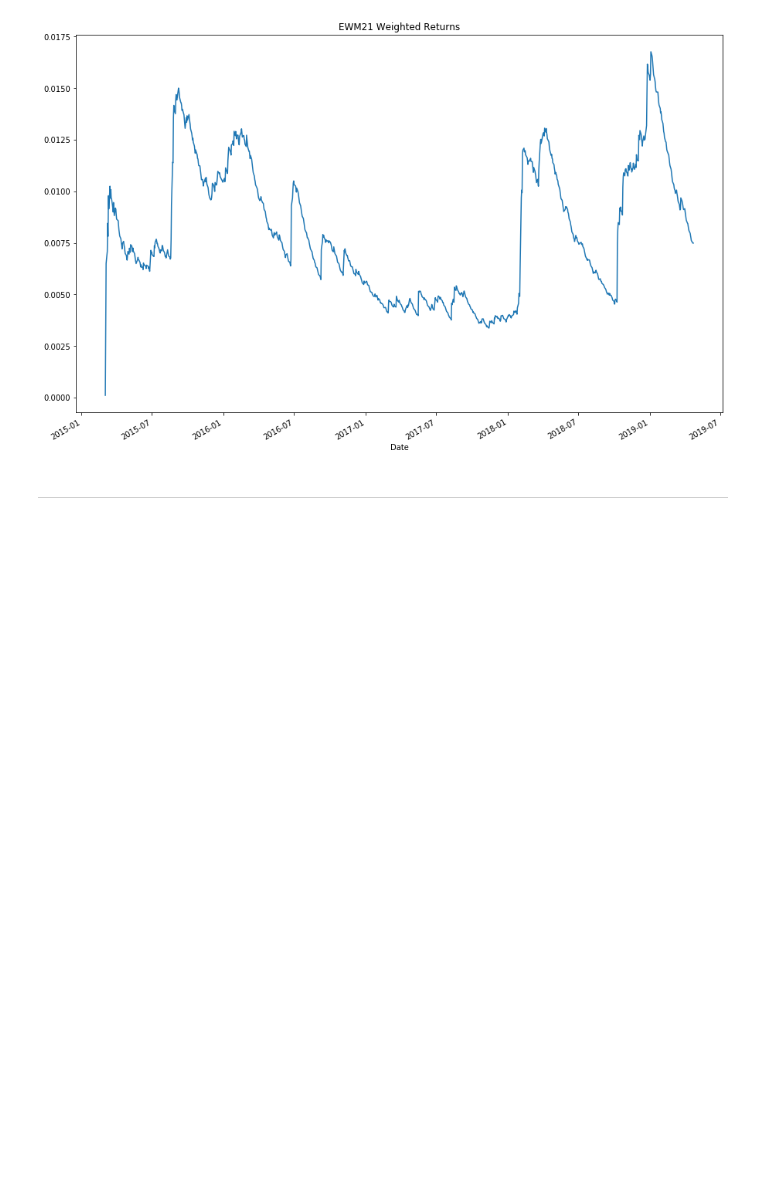
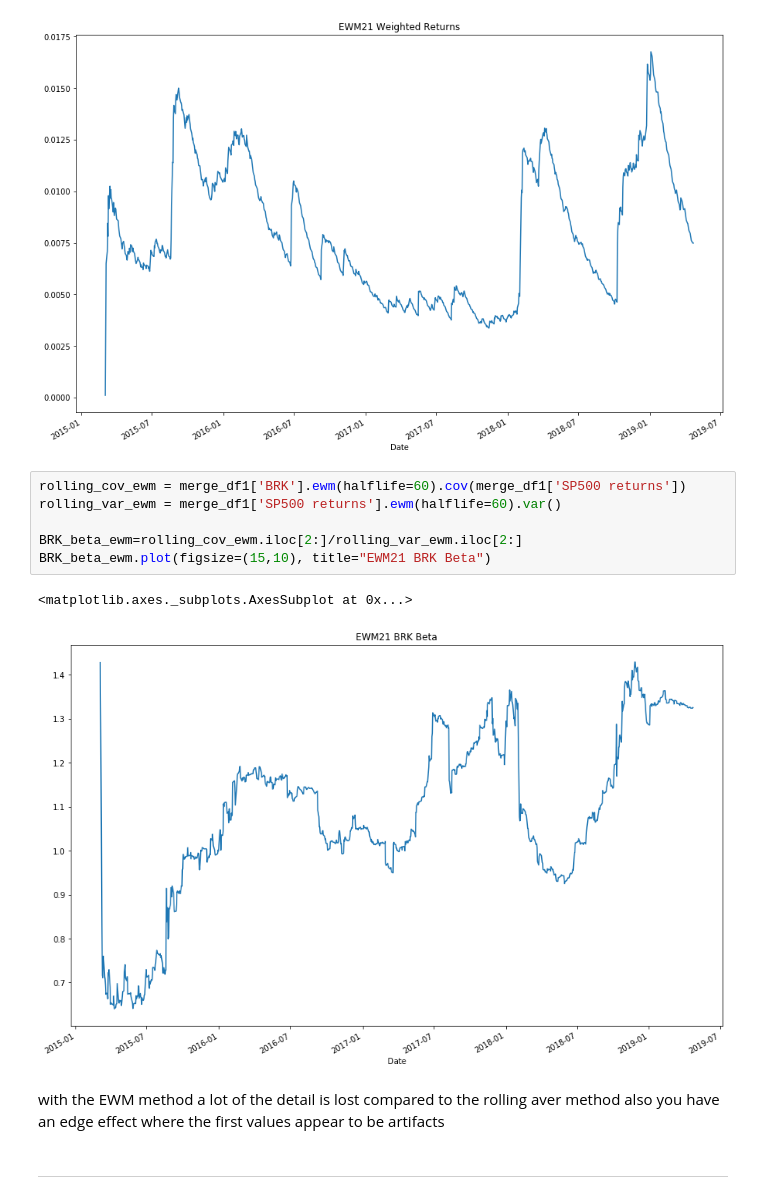
Before and after one commit to dbrims/pandas_homework, a Jupyter notebook: Panda_risk_HW.ipynb, the cells around one changed output. Drawn from its saved outputs; the diff is of its cells as text; blank space fills up the shorter version.

```diff
--- a/Panda_risk_HW.ipynb
+++ b/Panda_risk_HW.ipynb
@@ -324,6 +317,17 @@ merge_df1['SP500 returns'].ewm(halflife=21).std().plot(figsize=(15,10), title="E
 # %% [output]
 <matplotlib.axes._subplots.AxesSubplot at 0x...>
 [figure]
+# %%
+rolling_cov_ewm = merge_df1['BRK'].ewm(halflife=60).cov(merge_df1['SP500 returns'])
+rolling_var_ewm = merge_df1['SP500 returns'].ewm(halflife=60).var()
+
+BRK_beta_ewm=rolling_cov_ewm.iloc[2:]/rolling_var_ewm.iloc[2:]
+BRK_beta_ewm.plot(figsize=(15,10), title="EWM21 BRK Beta")
+# %% [output]
+<matplotlib.axes._subplots.AxesSubplot at 0x...>
+[figure, added]
+# %% [markdown]
+with the EWM method a lot of the detail is lost compared to the rolling aver method also you have an edge effect where the first values appear to be artifacts
 # %% [markdown]
 ---
 # %% [markdown]
```
Also changed, not shown: parts of 14 cells of this notebook.
